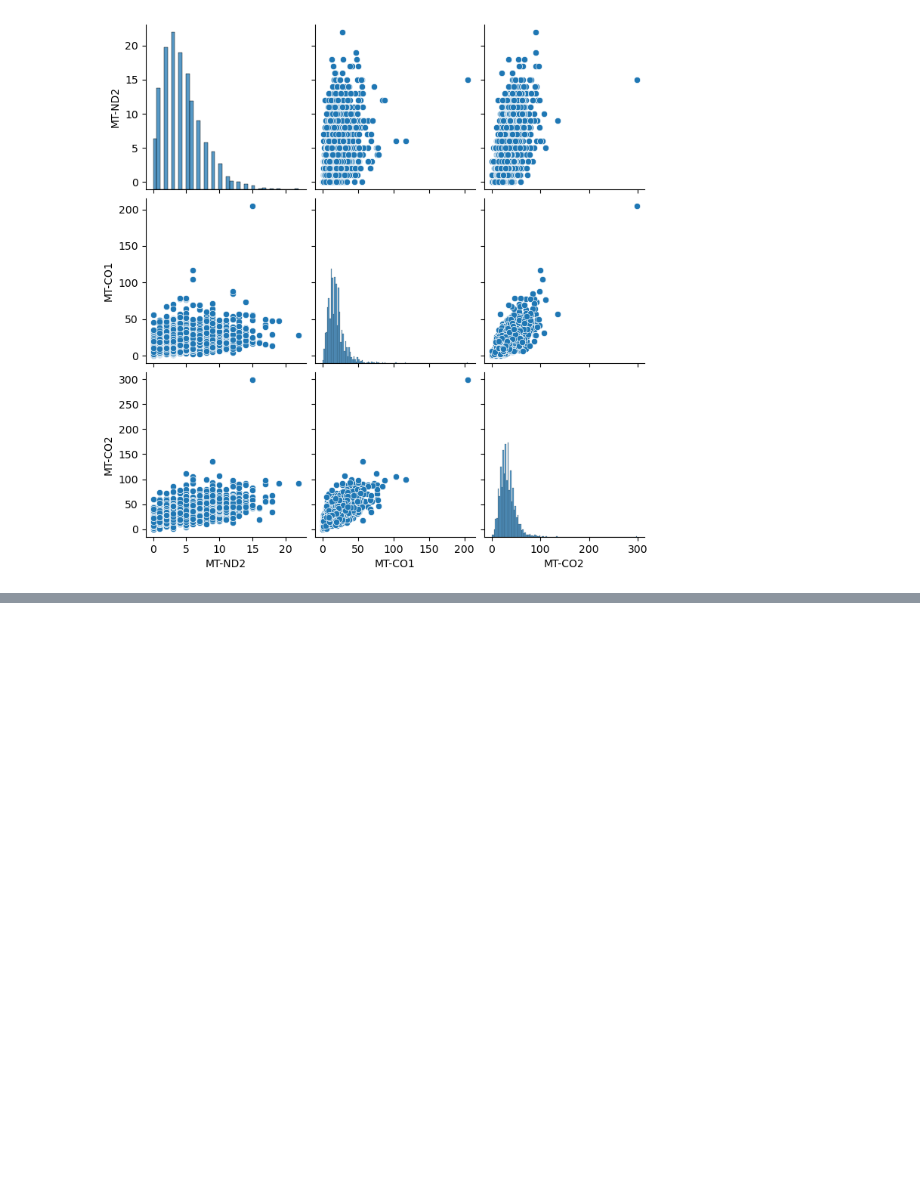
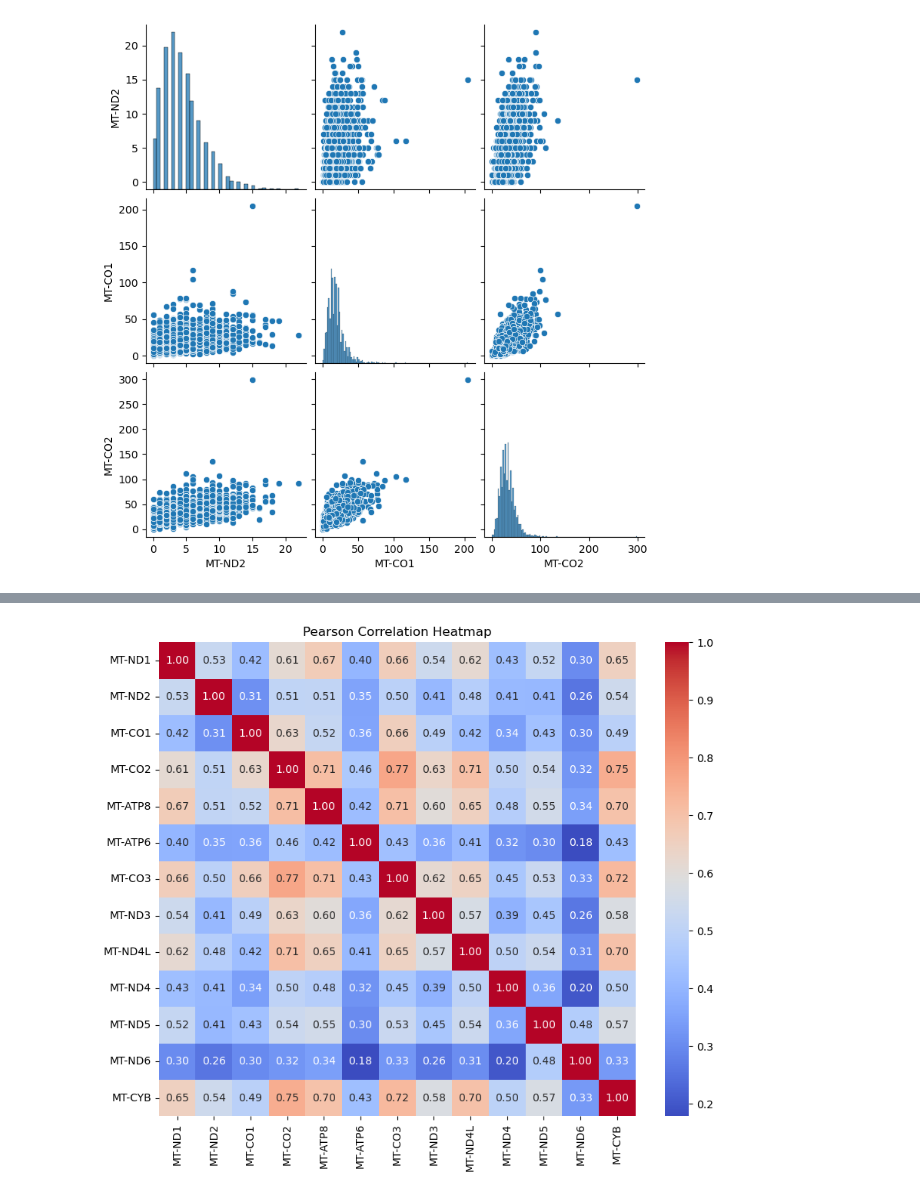
Before and after one commit to rrrrrrrlll/M2R_Group_12, a Jupyter notebook: gene_trial1.ipynb, the cells around one changed output, grey strips where cells are left out. Drawn from its saved outputs; the diff is of its cells as text; code cells hidden in the pictures; blank space fills up the shorter version.

```diff
--- a/gene_trial1.ipynb
+++ b/gene_trial1.ipynb
@@ -166,0 +248,13 @@ plt.show()
+# %%
+df = df2.T
+# Calculate Pearson correlation matrix
+pearson_corr = df.corr(method='pearson')
+
+# Calculate Spearman correlation matrix
+spearman_corr = df.corr(method='spearman')
+
+# Calculate Kendall Tau correlation matrix
+kendall_corr = df.corr(method='kendall')
+
+# Display the Pearson correlation matrix
+print(pearson_corr)
@@ -166,0 +279,18 @@ plt.show()
+# %%
+plt.figure(figsize=(10, 8))
+sns.heatmap(pearson_corr, annot=True, cmap='coolwarm', fmt='.2f')
+plt.title('Pearson Correlation Heatmap')
+plt.show()
+
+# Scatter plot for a specific pair of genes
+# gene1 = 'GeneA'
+# gene2 = 'GeneB'
+
+# plt.figure(figsize=(8, 6))
+# sns.scatterplot(x=df[gene1], y=df[gene2])
+# plt.title(f'Scatter Plot of {gene1} vs {gene2}')
+# plt.xlabel(gene1)
+# plt.ylabel(gene2)
+# plt.show()
+# %% [output]
+[figure, added]
```
Also changed, not shown: parts of 10 cells of this notebook.
